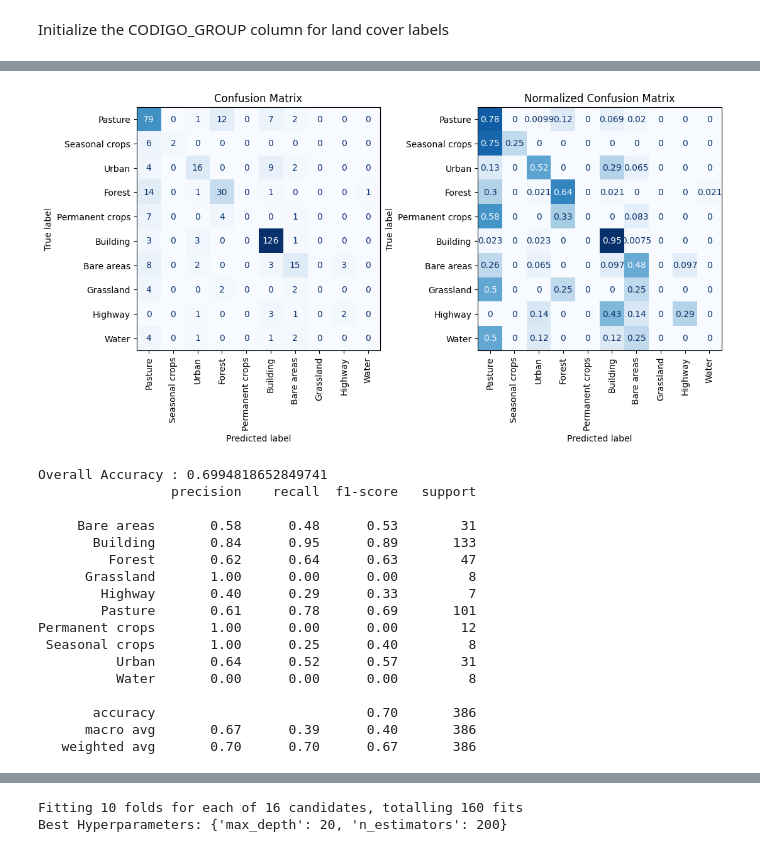
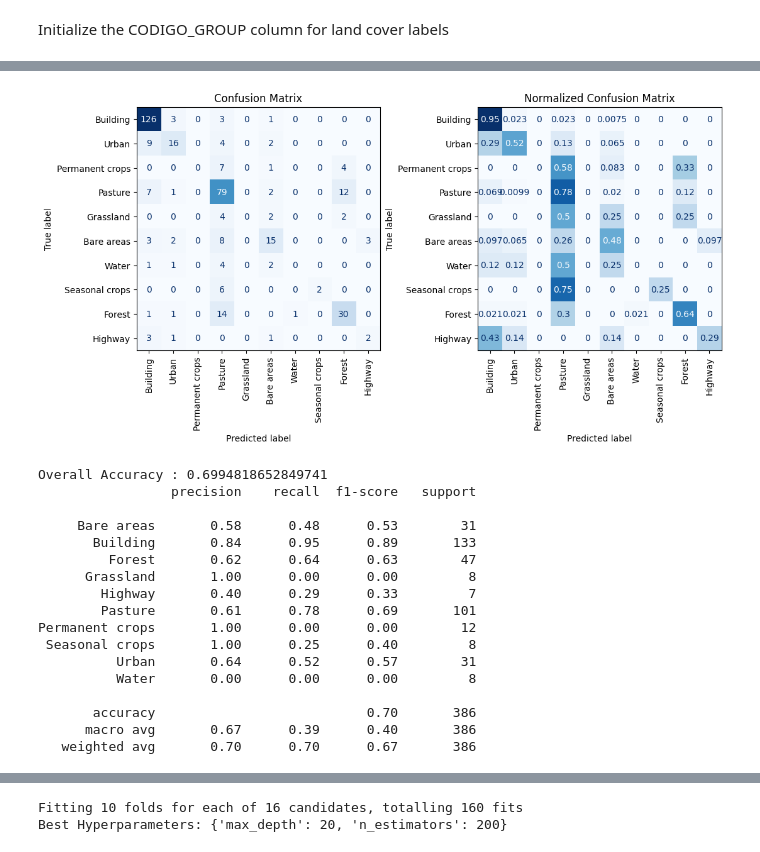
Before and after one commit to kshitijrajsharma/landcoverclassification, a Jupyter notebook: notebooks/milestone_2.ipynb, the cells around one changed output, grey strips where cells are left out. Saved outputs shown, nothing was run; the diff lists cells and outputs as text; code cells hidden in the pictures.

```diff
--- a/notebooks/milestone_2.ipynb
+++ b/notebooks/milestone_2.ipynb
@@ -190,6 +189,18 @@ from sklearn.metrics import accuracy_score, classification_report, confusion_mat
 import matplotlib.pyplot as plt
 
 def compute_accuracy(classifier, X, y, train_gdf):
+    """Computes the overall accuracy and classification report of the classifier on the given data.
+
+    Args:
+        classifier (_classifier_): Trained classifier.
+        X (_type_): Features.
+        y (_type_): True labels.
+        train_gdf (_type_): Training GeoDataFrame for label extraction.
+
+    Returns:
+        overall_accuracy (float): Overall accuracy of the classifier.
+        classification_accuracy (str): Classification report as a string.
+    """
     y_pred = classifier.predict(X)
     overall_accuracy = accuracy_score(y, y_pred)
     classification_accuracy= classification_report(y, y_pred,zero_division=1)
@@ -215,14 +236,14 @@ def compute_accuracy(classifier, X, y, train_gdf):
 # %%
 from sklearn.ensemble import RandomForestClassifier
 
 rf = RandomForestClassifier(n_estimators=100, random_state=42)
 rf.fit(X_train, y_train)
 
-overall,classification = compute_accuracy(rf, test_gdf[features], test_gdf[target], gdf)
+overall,classification = compute_accuracy(rf, test_gdf[features], test_gdf[target], train_gdf)
 print("Overall Accuracy :",overall)
 print(classification)
 # %% [output]
-[figure, old version]
+[figure, new version]
 Overall Accuracy : 0.6994818652849741
                  precision    recall  f1-score   support
 
```
Also changed, not shown: parts of 18 cells of this notebook, 1 other file.
